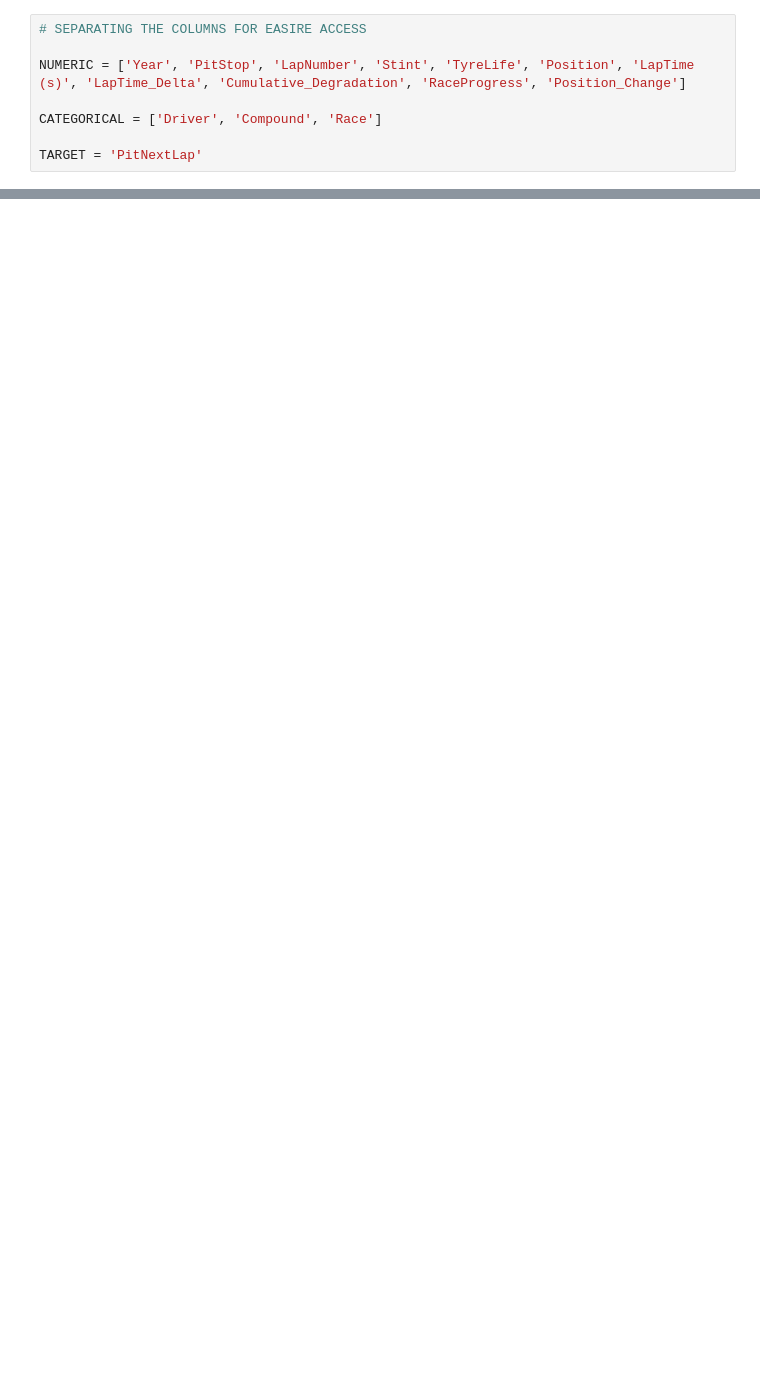
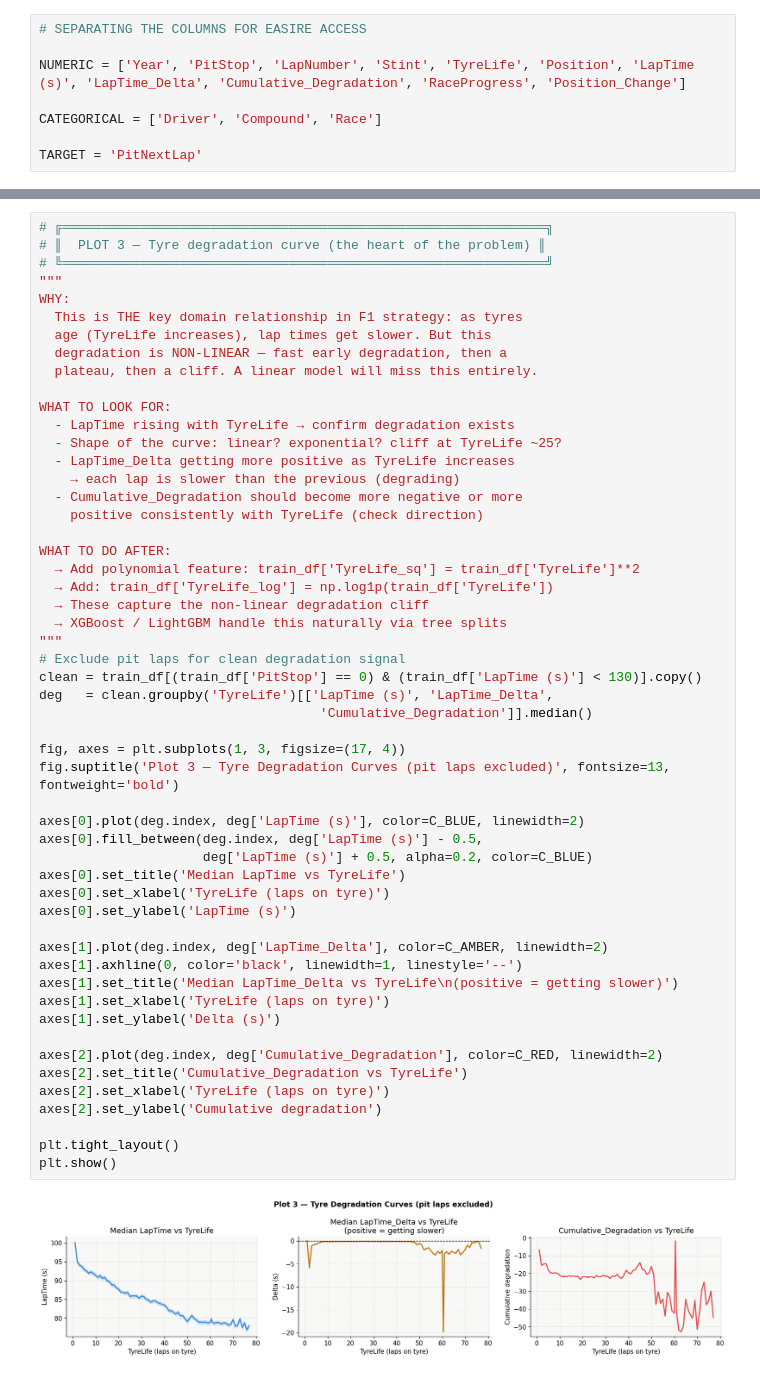
Before and after one commit to Prashant-Kumar-Codes/Machine-Learning-With-Scikit-Learn, a Jupyter notebook: Projects/Codes/5_F1_Pit_Stops/F1_Pit_Stops.ipynb, the cells around one changed output, grey strips where cells are left out. Cells and saved outputs as stored; diff of their text form; blank space fills up the shorter version.

```diff
--- a/Projects/Codes/5_F1_Pit_Stops/F1_Pit_Stops.ipynb
+++ b/Projects/Codes/5_F1_Pit_Stops/F1_Pit_Stops.ipynb
@@ -155,0 +457,55 @@ TARGET = 'PitNextLap'
+# %%
+# ╔══════════════════════════════════════════════════════════════╗
+# ║  PLOT 3 — Tyre degradation curve (the heart of the problem) ║
+# ╚══════════════════════════════════════════════════════════════╝
+"""
+WHY:
+  This is THE key domain relationship in F1 strategy: as tyres
+  age (TyreLife increases), lap times get slower. But this
+  degradation is NON-LINEAR — fast early degradation, then a
+  plateau, then a cliff. A linear model will miss this entirely.
+
+WHAT TO LOOK FOR:
+  - LapTime rising with TyreLife → confirm degradation exists
+  - Shape of the curve: linear? exponential? cliff at TyreLife ~25?
+  - LapTime_Delta getting more positive as TyreLife increases
+    → each lap is slower than the previous (degrading)
+  - Cumulative_Degradation should become more negative or more
+    positive consistently with TyreLife (check direction)
+
+WHAT TO DO AFTER:
+  → Add polynomial feature: train_df['TyreLife_sq'] = train_df['TyreLife']**2
+  → Add: train_df['TyreLife_log'] = np.log1p(train_df['TyreLife'])
+  → These capture the non-linear degradation cliff
+  → XGBoost / LightGBM handle this naturally via tree splits
+"""
+# Exclude pit laps for clean degradation signal
+clean = train_df[(train_df['PitStop'] == 0) & (train_df['LapTime (s)'] < 130)].copy()
+deg   = clean.groupby('TyreLife')[['LapTime (s)', 'LapTime_Delta',
+                                    'Cumulative_Degradation']].median()
+
+fig, axes = plt.subplots(1, 3, figsize=(17, 4))
+fig.suptitle('Plot 3 — Tyre Degradation Curves (pit laps excluded)', fontsize=13, fontweight='bold')
+
+axes[0].plot(deg.index, deg['LapTime (s)'], color=C_BLUE, linewidth=2)
+axes[0].fill_between(deg.index, deg['LapTime (s)'] - 0.5,
+                     deg['LapTime (s)'] + 0.5, alpha=0.2, color=C_BLUE)
+axes[0].set_title('Median LapTime vs TyreLife')
+axes[0].set_xlabel('TyreLife (laps on tyre)')
+axes[0].set_ylabel('LapTime (s)')
+
+axes[1].plot(deg.index, deg['LapTime_Delta'], color=C_AMBER, linewidth=2)
+axes[1].axhline(0, color='black', linewidth=1, linestyle='--')
+axes[1].set_title('Median LapTime_Delta vs TyreLife\n(positive = getting slower)')
+axes[1].set_xlabel('TyreLife (laps on tyre)')
+axes[1].set_ylabel('Delta (s)')
+
+axes[2].plot(deg.index, deg['Cumulative_Degradation'], color=C_RED, linewidth=2)
+axes[2].set_title('Cumulative_Degradation vs TyreLife')
+axes[2].set_xlabel('TyreLife (laps on tyre)')
+axes[2].set_ylabel('Cumulative degradation')
+
+plt.tight_layout()
+plt.show()
+# %% [output]
+[figure, added]
```
Also changed, not shown: parts of 77 cells of this notebook.
